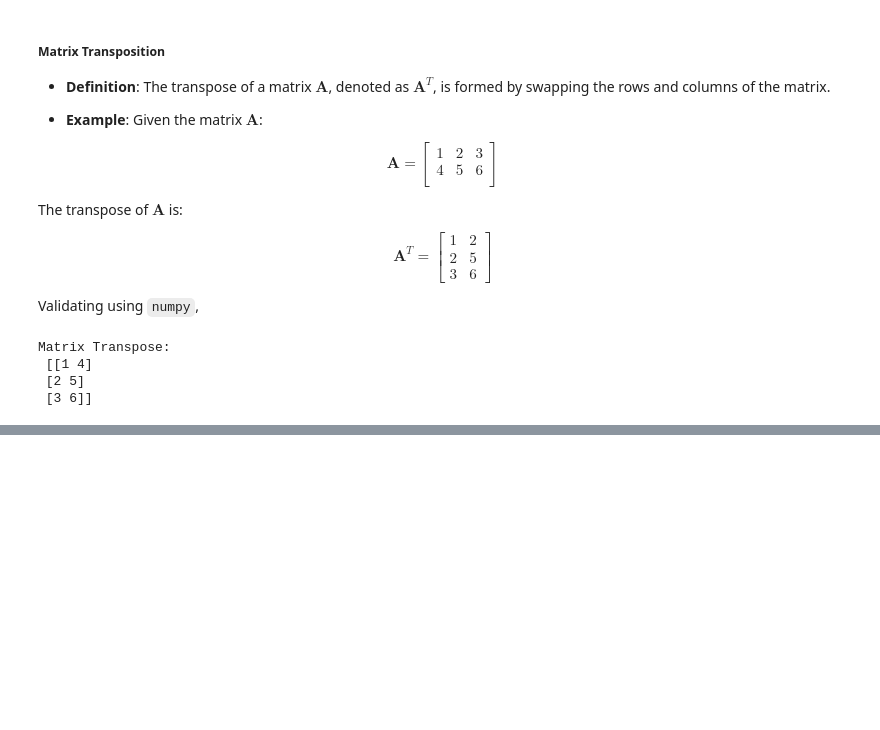
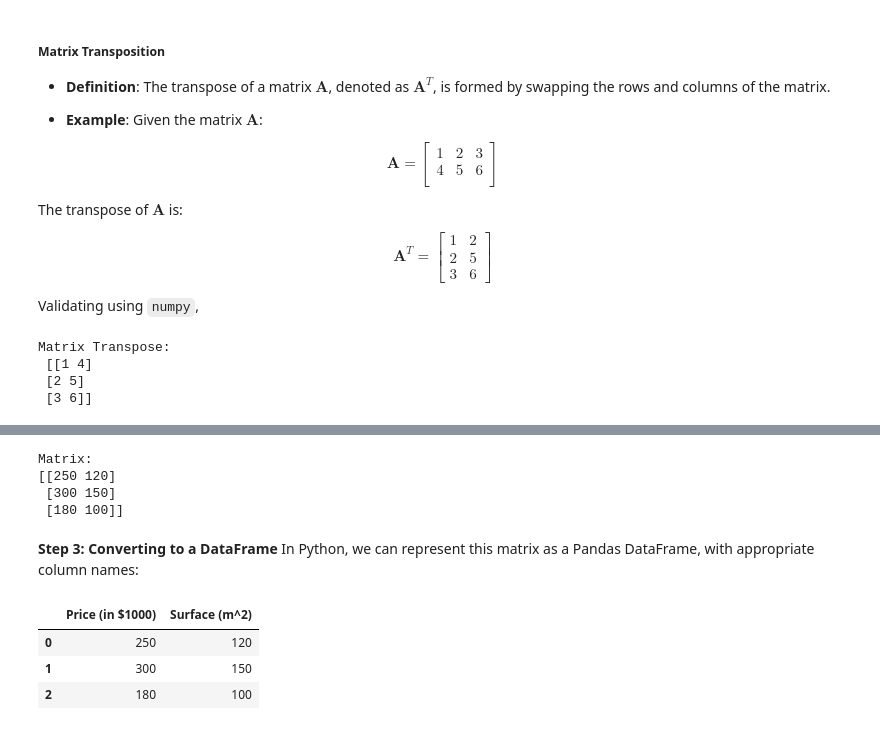
Before and after one commit to themarisolhernandez/ds-review-lessons, a Jupyter notebook: 05-calculus-and-l-algebra.ipynb, the cells around one changed output, grey strips where cells are left out. Cells and saved outputs as stored; diff of their text form; code cells hidden in the pictures; blank space fills up the shorter version.

```diff
--- a/05-calculus-and-l-algebra.ipynb
+++ b/05-calculus-and-l-algebra.ipynb
@@ -1137,0 +1175,9 @@ Matrix Transpose:
+# %%
+# Step 1: Define vectors for each house (price, surface area)
+house_1 = np.array([250, 120])
+house_2 = np.array([300, 150])
+house_3 = np.array([180, 100])
+
+print(f"House 1 vector: {house_1}")
+print(f"House 2 vector: {house_2}")
+print(f"House 3 vector: {house_3}")
@@ -1137,0 +1199,23 @@ Matrix Transpose:
+# %%
+# Step 2: Create a matrix from the vectors
+A = np.array([house_1, house_2, house_3,])
+print(f"Matrix:\n{A}")
+# %% [output]
+Matrix:
+[[250 120]
+ [300 150]
+ [180 100]]
+# %% [markdown]
+**Step 3: Converting to a DataFrame**
+In Python, we can represent this matrix as a Pandas DataFrame, with appropriate column names:
+# %%
+import pandas as pd
+
+# Step 3: Convert the matrix to a DataFrame with column names
+df = pd.DataFrame(A, columns=['Price (in $1000)', 'Surface (m^2)'])
+df
+# %% [output]
+|  | Price (in $1000) | Surface (m^2) |
+| 0 | 250 | 120 |
+| 1 | 300 | 150 |
+| 2 | 180 | 100 |
```
Also changed, not shown: parts of 3 cells of this notebook.
